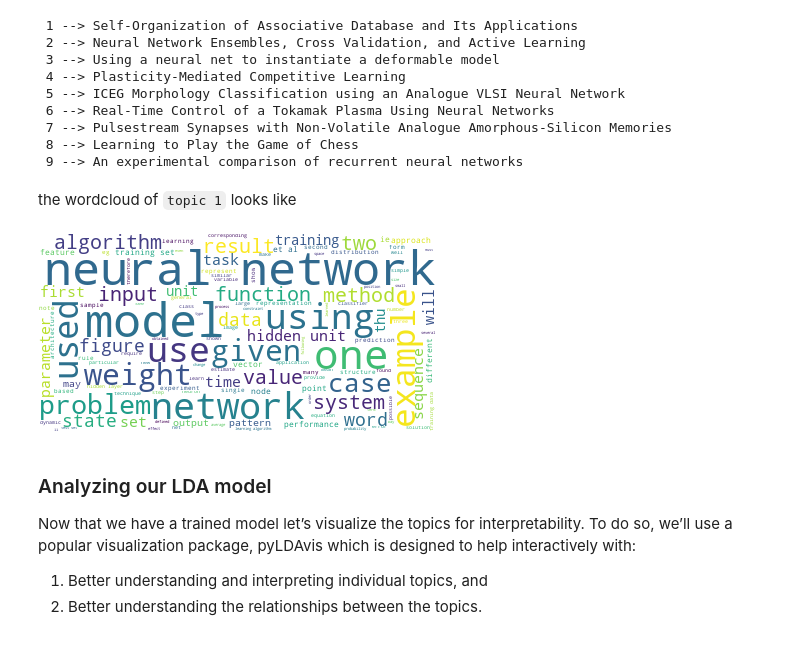
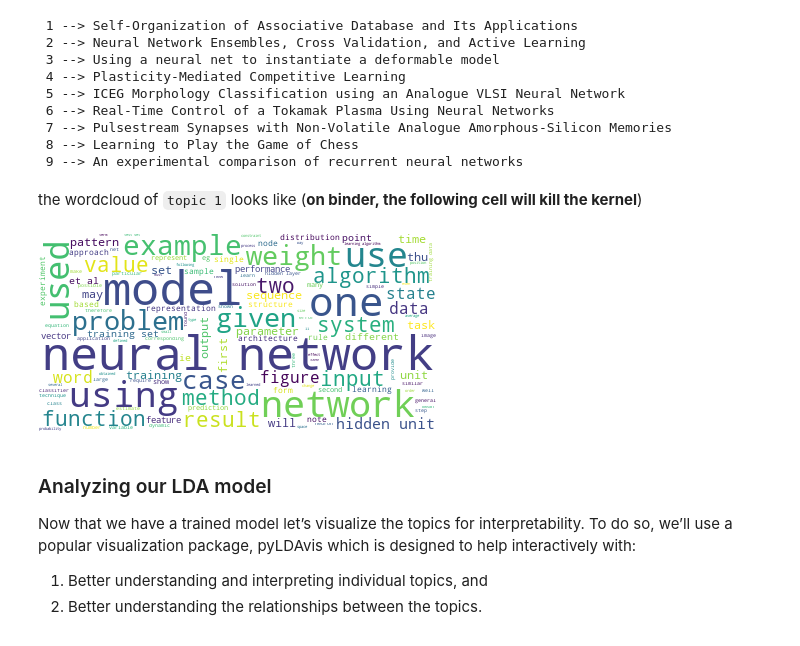
Before and after one commit to kouui/intro-to-topic-model-LDA, a Jupyter notebook: intro-to-topic-model.ipynb, the cells around one changed output. Cells and saved outputs as stored; diff of their text form; code cells hidden in the pictures.

```diff
--- a/intro-to-topic-model.ipynb
+++ b/intro-to-topic-model.ipynb
@@ -255,21 +257,22 @@ for k in range(9):
  8 --> Learning to Play the Game of Chess
  9 --> An experimental comparison of recurrent neural networks
 # %% [markdown]
-the wordcloud of `topic 1` looks like
+the wordcloud of `topic 1` looks like (**on binder, the following cell will kill the kernel**)
 # %%
+
 # Join the different processed titles together.
 long_string = ','.join(list(papers_classfied["topic 1"]['paper_text_processed'].values))
 
 # Create a WordCloud object
-wordcloud = WordCloud(background_color="white", max_words=500, contour_width=3, contour_color='steelblue')
+wordcloud = WordCloud(background_color="white", max_words=200, contour_width=3, contour_color='steelblue')
 
 # Generate a word cloud
 wordcloud.generate(long_string)
 
 # Visualize the word cloud
 wordcloud.to_image()
 # %% [output]
-[figure, old version]
+[figure, new version]
 # %% [markdown]
 ### Analyzing our LDA model
 
```
Also changed, not shown: parts of 3 cells of this notebook, 1 other file.
